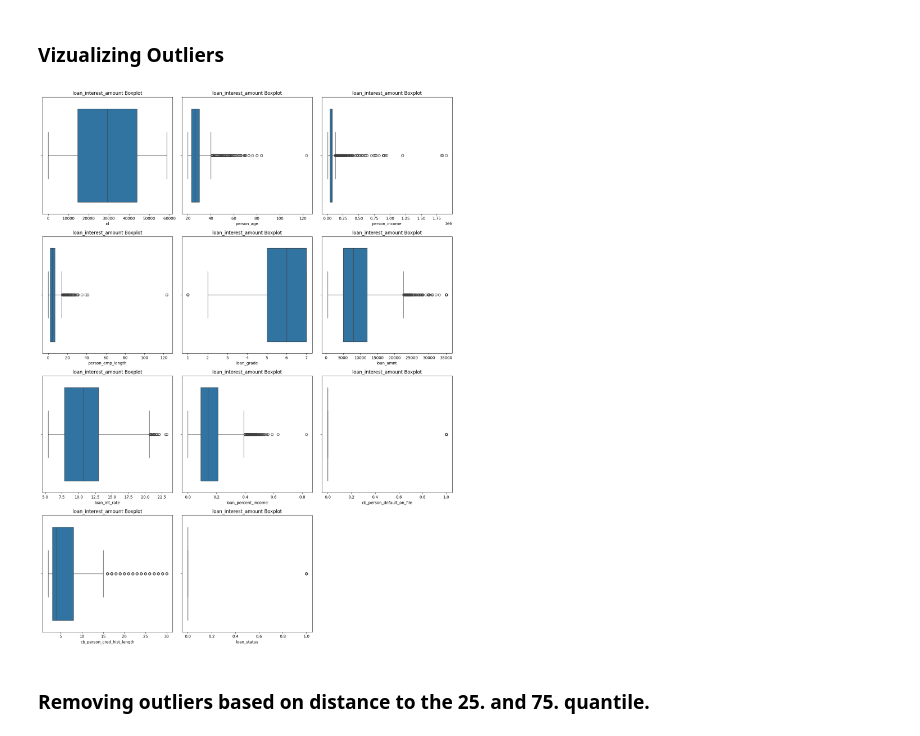
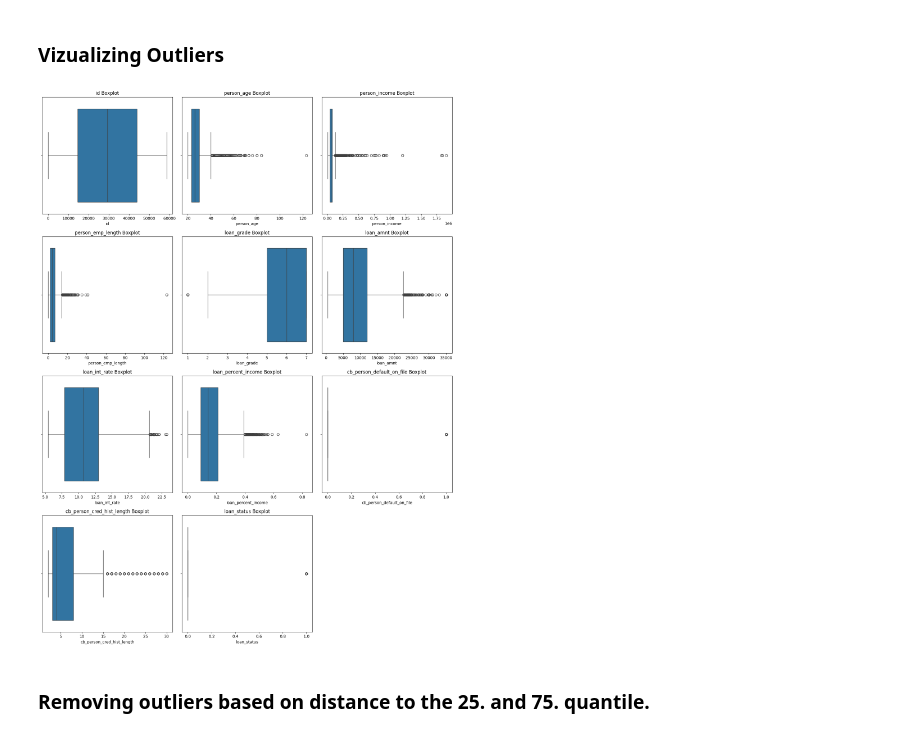
Before and after one commit to Alexej9671/kaggle_loan_approval_prediction, a Jupyter notebook: train_models.ipynb, the cells around one changed output. Cells and saved outputs as stored; diff of their text form; code cells hidden in the pictures.

```diff
--- a/train_models.ipynb
+++ b/train_models.ipynb
@@ -257,34 +257,34 @@ plt.show()
 # %%
 import math
 stats_df = pd.DataFrame(index=df.select_dtypes(include=['float64', 'int64']).columns,
                         columns=['Q1', 'Q3', 'IQR'])
 #print(stats_df.index)
 num_features = len(stats_df.index)
 num_cols = len(stats_df.columns)
 num_rows = math.ceil(num_features / num_cols)
 
 fig, axs = plt.subplots(nrows=num_rows, ncols=num_cols, figsize=(15, 5 * num_rows))
 axs = axs.flatten()
 
 for i, col in enumerate(stats_df.index):
     Q1 = df[col].quantile(0.25)
     Q3 = df[col].quantile(0.75)
     IQR = Q3 - Q1
     stats_df.loc[col, 'Q1'] = Q1
     stats_df.loc[col, 'Q3'] = Q3
     stats_df.loc[col, 'IQR'] = IQR
     sns.boxplot(x=df[col], ax=axs[i])
-    axs[i].set_title(f"{column} Boxplot")
+    axs[i].set_title(f"{col} Boxplot")
 
 
 # Hide any unused subplots
 for j in range(i + 1, len(axs)):
     axs[j].axis('off')
 
 plt.tight_layout()
 plt.show()
 # %% [output]
-[figure, old version]
+[figure, new version]
 # %% [markdown]
 ### Removing outliers based on distance to the 25. and 75. quantile.
 # %%
```
Also changed, not shown: parts of 6 cells of this notebook.
